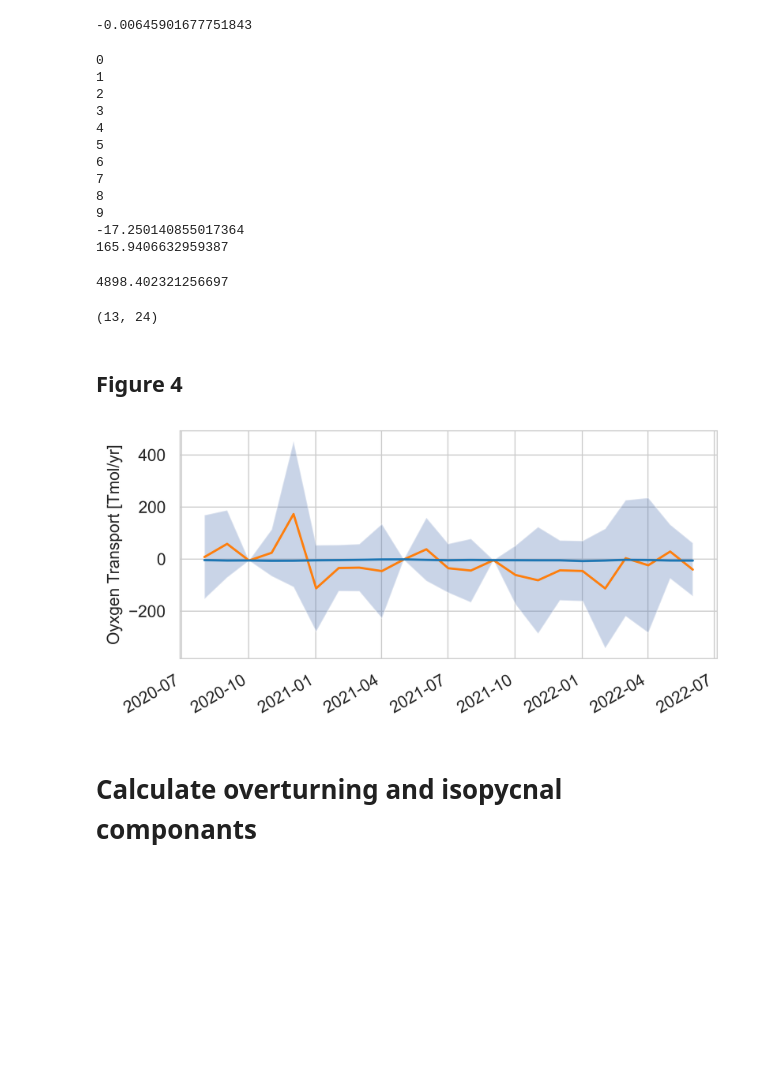
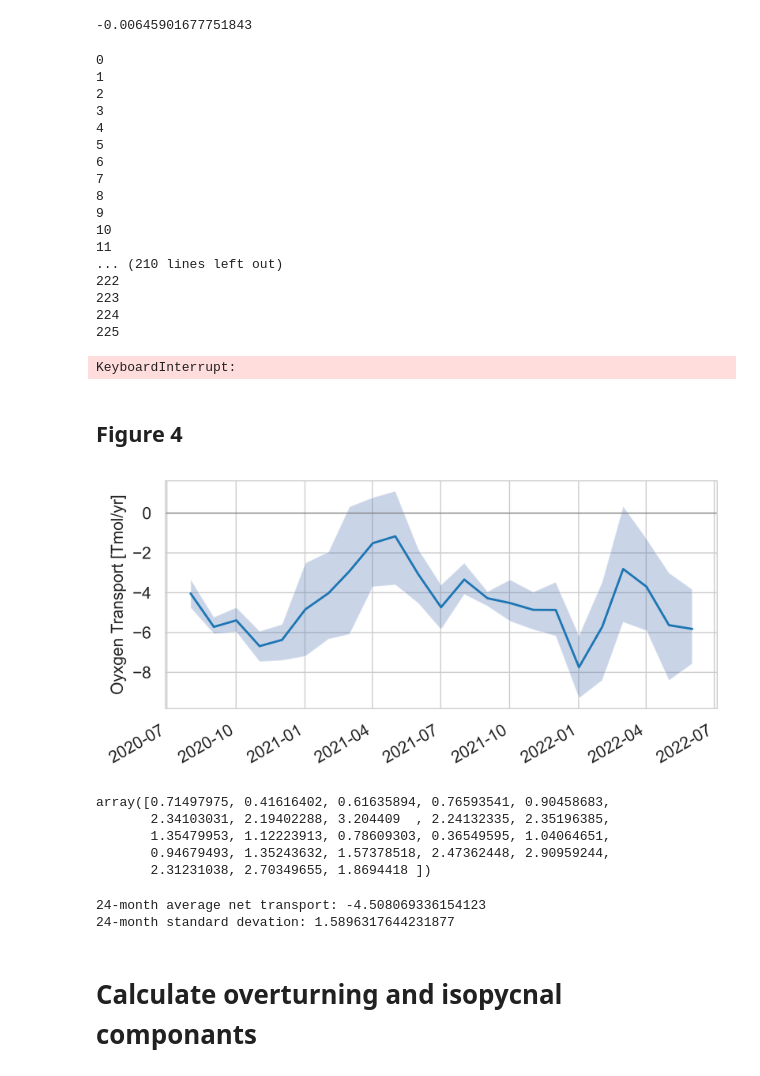
Before and after one commit to unamiller/GOHSNAP-Oxygen-Transport, a Jupyter notebook: oxygen_transport_calculation.ipynb, the cells around one changed output. Saved outputs shown, nothing was run; the diff lists cells and outputs as text; code cells hidden in the pictures; blank space fills up the shorter version.

```diff
--- a/oxygen_transport_calculation.ipynb
+++ b/oxygen_transport_calculation.ipynb
@@ -507,13 +508,13 @@ correction
 
 #https://statisticsbyjim.com/probability/monte-carlo-simulation/
 
-tmp2=[]
+# tmp2=[]
 
-tmp3=[]
+# tmp3=[]
 
-tmp4 = []
+# tmp4 = []
 
-for ii in np.arange(10): #50000
+for ii in np.arange(500): #50000
     tmp = []
     tmp_a = []
     tmp_b = []
@@ -534,7 +535,7 @@ for ii in np.arange(10): #50000
         #vflux = (osnap_daily.flux_m3_s_velo_corrected).sel(time = timeslice).mean(dim='time') #average daily volume flux grid over month.
         V = osnap.VELO.sel(TIME = osnap.TIME[i])
         V_error = V_std.sel(TIME = V_std.TIME[i])/np.sqrt(days_in_month[i].values/(2*tau))
-        V_error = V_error.where(np.abs(V_error)<1) #cap error at 100%
+        #V_error = V_error.where(np.abs(V_error)<1) #cap error at 100%
 
         #V_montecarlo = V + V_error.values*np.random.normal(size=V.shape)
         V_montecarlo = V + V_error.values*np.random.normal()
@@ -627,13 +628,11 @@ print(np.nanstd(tmp2))
 7
 8
 9
--17.250140855017364
-165.9406632959387
+10
+11
+... (210 lines left out)
+222
+223
+224
+225
+KeyboardInterrupt:
-# %%
-d
-# %% [output]
-4898.402321256697
-# %%
-np.shape(tmp2)
-# %% [output]
-(13, 24)
@@ -642,31 +643,54 @@ np.shape(tmp2)
 # %%
 import matplotlib as mpl
 
 mpl.rcParams['axes.linewidth'] = 0.7
 
 plt.figure(figsize=(6, 3), dpi=600)
 
 
 plt.fill_between(osnap.TIME[:-1],np.nanmean(tmp2,axis = 0)[:-1] - np.nanstd(tmp2,axis = 0)[:-1], np.nanmean(tmp2,axis = 0)[:-1] + np.nanstd(tmp2,axis = 0)[:-1], alpha = 0.3)
 # plt.fill_between(osnap.TIME[:-1],np.nanmean(tmp3,axis = 0)[:-1] - np.nanstd(tmp3,axis = 0)[:-1], np.nanmean(tmp3,axis = 0)[:-1] + np.nanstd(tmp3,axis = 0)[:-1],
 #                  edgecolor='none', linewidth=0, alpha = 0.3, zorder = 2)
 
-plt.plot(osnap.TIME[:-1],np.nanmean(tmp2,axis = 0)[:-1] , color ='tab:orange')
+#plt.plot(osnap.TIME[:-1],np.nanmean(tmp2,axis = 0)[:-1] , color ='tab:orange')
 
 #plt.plot(osnap.TIME[:-1],np.nanmean(tmp2,axis = 0)[:-1], color='tab:orange' )
 osnap.TIME[:-1],osnap.OXY_TRANSPORT.sum(dim = 'LONGITUDE').sum(dim='DEPTH')[:-1].plot( color = 'tab:blue')
 
 plt.ylabel('Oyxgen Transport [Tmol/yr]', fontsize = 11)
 
 
+#plt.fill_between(osnap.TIME,np.nanmean(isopycnal_transport,axis = 0)[:,-1] - np.nanstd(isopycnal_transport,axis = 0)[:,-1], np.nanmean(isopycnal_transport,axis = 0)[:,-1] + np.nanstd(isopycnal_transport,axis = 0)[:,-1],alpha = 0.3)
+#plt.plot(osnap.TIME,np.nanmean(isopycnal_transport,axis = 0)[:,-1], color = 'tab:orange')
+
+#plt.fill_between(osnap.TIME,np.nanmean(overturning_transport,axis = 0)[:,-1] - np.nanstd(overturning_transport,axis = 0)[:,-1], np.nanmean(overturning_transport,axis = 0)[:,-1] + np.nanstd(overturning_transport,axis = 0)[:,-1],alpha = 0.3)
+#plt.plot(osnap.TIME,np.nanmean(overturning_transport,axis = 0)[:,-1], color = 'tab:green')
+
+#plt.plot(osnap.TIME,np.nanmean(overturning_transport,axis = 0)[:,-1] + np.nanmean(isopycnal_transport,axis = 0)[:,-1], color = 'tab:green')
+
+plt.axhline(0, color = 'grey', linewidth = 0.7)
 plt.grid(linewidth=0.7)
 plt.xlabel('')
 
 plt.tight_layout()
 
-#plt.savefig(r'C:\Users\bikbe\Documents\Projects\GOHSNAP\Figures\Transport manuscript\transport_uncertainties.png')
+plt.savefig(r'C:\Users\bikbe\Documents\Projects\GOHSNAP\Figures\Transport manuscript\transport_uncertainties.png')
 # %% [output]
-[figure, old version]
+[figure, new version]
+# %%
+np.nanstd(tmp2,axis = 0)[:-1]
+# %% [output]
+array([0.71497975, 0.41616402, 0.61635894, 0.76593541, 0.90458683,
+       2.34103031, 2.19402288, 3.204409  , 2.24132335, 2.35196385,
+       1.35479953, 1.12223913, 0.78609303, 0.36549595, 1.04064651,
+       0.94679493, 1.35243632, 1.57378518, 2.47362448, 2.90959244,
+       2.31231038, 2.70349655, 1.8694418 ])
+# %%
+print('24-month average net transport: '+ str(np.nanmean(np.nanmean(tmp2,axis = 0)[:-1])))
+print('24-month standard devation: ' + str(np.nanmean(np.nanstd(tmp2,axis = 0)[:-1])))
+# %% [output]
+24-month average net transport: -4.508069336154123
+24-month standard devation: 1.5896317644231877
 # %% [markdown]
 # Calculate overturning and isopycnal componants
 # %% [markdown]
```
Also changed, not shown: parts of 22 cells of this notebook.
